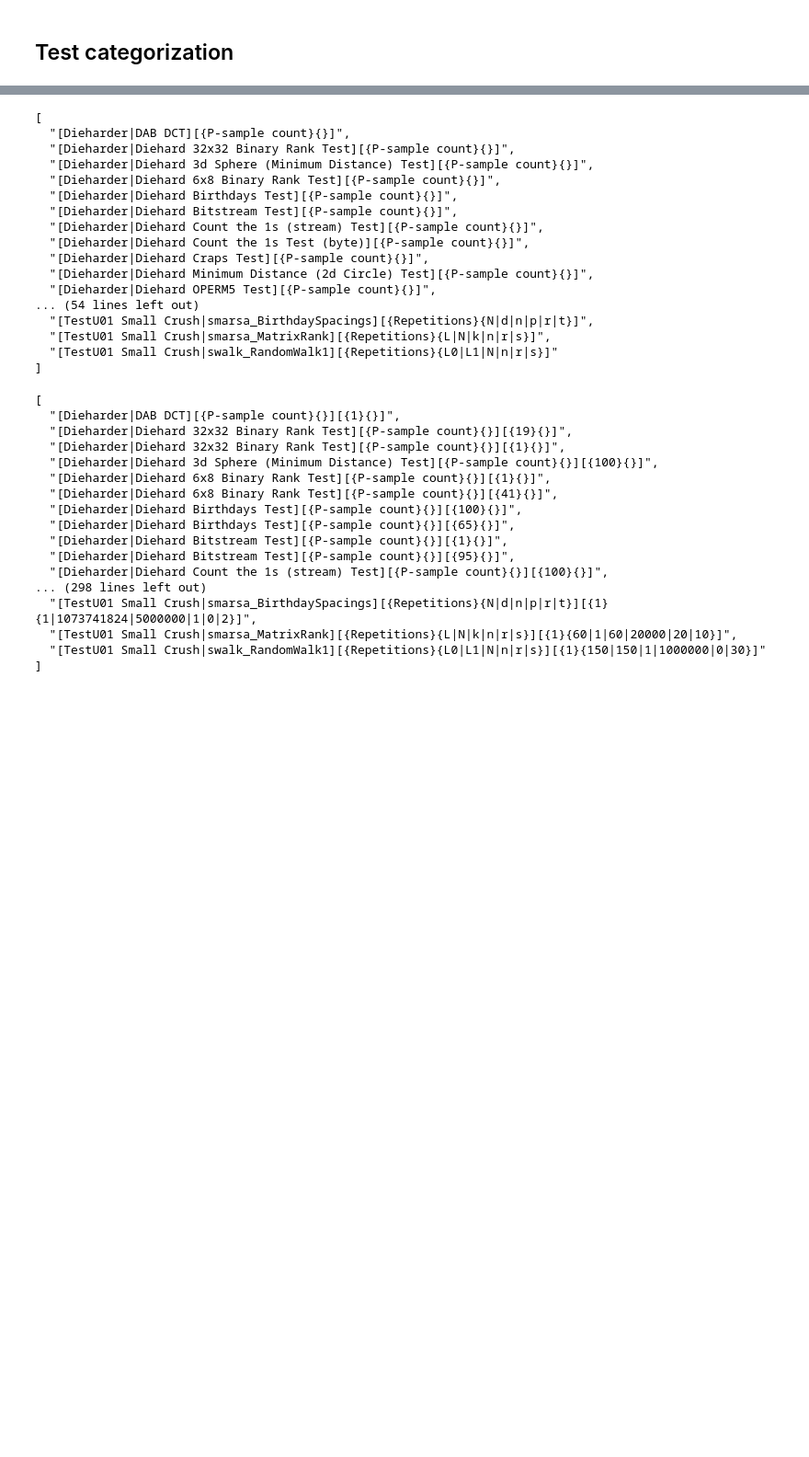
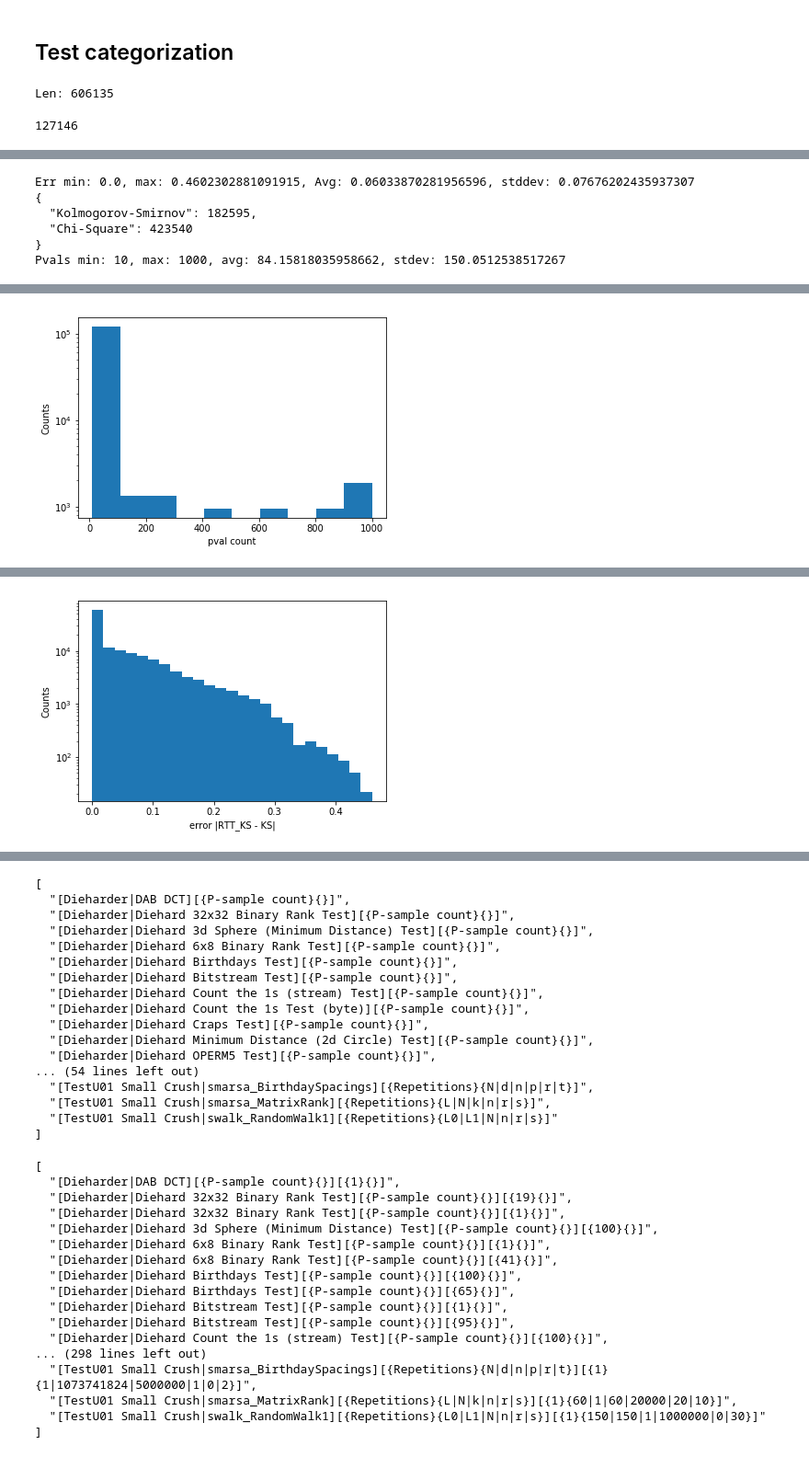
Before and after one commit to rozsa117/rtt-processor, a Jupyter notebook: proc2.ipynb, the cells around one changed output, grey strips where cells are left out. Shown: that part at 92% size. Drawn from its saved outputs; the diff is of its cells as text; code cells hidden in the pictures; blank space fills up the shorter version.

```diff
--- a/proc2.ipynb
+++ b/proc2.ipynb
@@ -36,6 +26,7 @@ from graphviz import Digraph, Graph
 # %%
 loader = dump_data.Loader()
 # %%
-#loader.load({'no_pvals':True, 'only_pval_cnt': True, 'experiments': [2,3,4,5,7,8]})
-loader.load({'no_pvals':True, 'only_pval_cnt': True, 'experiments': [10]})
+exp_id_list = [10] #[10,11,12]  # [2,3,4,5,7,8]
+# loader.load({'no_pvals':True, 'only_pval_cnt': True, 'experiments': exp_id_list})
+loader.load({'no_pvals':False, 'only_pval_cnt': False, 'experiments': exp_id_list})
 # %% [output]
@@ -103,6 +92,7 @@ test_configs_var = collections.defaultdict(
         )))
 
 
+all_subs = []
 for tt in loader.tests.values():
     exp = tt.battery.exp
     size = exp.exp_info.size
@@ -134,3 +124,69 @@ for tt in loader.tests.values():
             flat_configs['ALL'][full_val] += 1
             flat_configs_types[size][type_val] += 1
             flat_configs_types['ALL'][type_val] += 1
+
+            if len(ss.pvals) > 0:
+                all_subs.append(ss)
+# %%
+def pick_km_statistic(stats):
+    if len(stats) == 0:
+        return None
+    for st in ['kolm']:
+        for cur in stats:
+            name = cur.name.lower()
+            if name.startswith(st):
+                return cur
+    return None
+
+print('Len: %s' % len(all_subs))
+
+errvct = []
+stat_names_dct = collections.defaultdict(lambda: 0)
+lpvals = collections.defaultdict(lambda: 0)
+cursubs = []
+
+for st in all_subs:
+    for s in st.stats:
+        stat_names_dct[s.name] += 1
+    lpvals[len(st.pvals)] += 1
+
+    if len(st.pvals) <= 1:
+        continue
+
+    stat = pick_km_statistic(st.stats)
+    if stat is None:
+        continue  # Not a KS test
+
+    cursubs.append(st)
+# %% [output]
+Len: 606135
+# %%
+#random.shuffle(cursubs)
+print(len(cursubs))
+
+used_pval_len = []
+for st in cursubs[:1000]:
+    stat = pick_km_statistic(st.stats)
+    ksres = stats.kstest(st.pvals, 'uniform')
+    errvct.append(ksres[1] - stat.value)
+    used_pval_len.append(len(st.pvals))
+
+errvctab = [abs(x) for x in errvct]
+
+print('Err min: %s, max: %s, Avg: %s, stddev: %s' % (min(errvctab), max(errvctab), np.average(errvctab), np.std(errvctab)))
+print(json.dumps(stat_names_dct, indent=2))
+
+print('Pvals min: %s, max: %s, avg: %s, stdev: %s' % (min(used_pval_len), max(used_pval_len), np.average(used_pval_len), np.std(used_pval_len)))
+fig, ax = plt.subplots()
+ax.set_xlabel('pval count')
+ax.set_ylabel('Counts')
+plt.hist(used_pval_len, log=True)
+plt.show()
+
+fig, ax = plt.subplots()
+ax.hist(errvctab, bins=25, log=True)
+ax.set_xlabel('error |RTT_KS - KS|')
+ax.set_ylabel('Counts')
+plt.show()
+# %% [output]
+127146
@@ -136,0 +200,6 @@ for tt in loader.tests.values():
+Err min: 0.0, max: 0.4602302881091915, Avg: 0.06033870281956596, stddev: 0.07676202435937307
+{
+  "Kolmogorov-Smirnov": 182595,
+  "Chi-Square": 423540
+}
+Pvals min: 10, max: 1000, avg: 84.15818035958662, stdev: 150.0512538517267
@@ -136,0 +223 @@ for tt in loader.tests.values():
+[figure, added]
@@ -137,3 +241,4 @@ for tt in loader.tests.values():
+[figure, added]
 # %%
 print(json.dumps(test_configs_var, indent=2))
 # %% [output]
```
Also changed, not shown: parts of 26 cells of this notebook, 2 other files.
